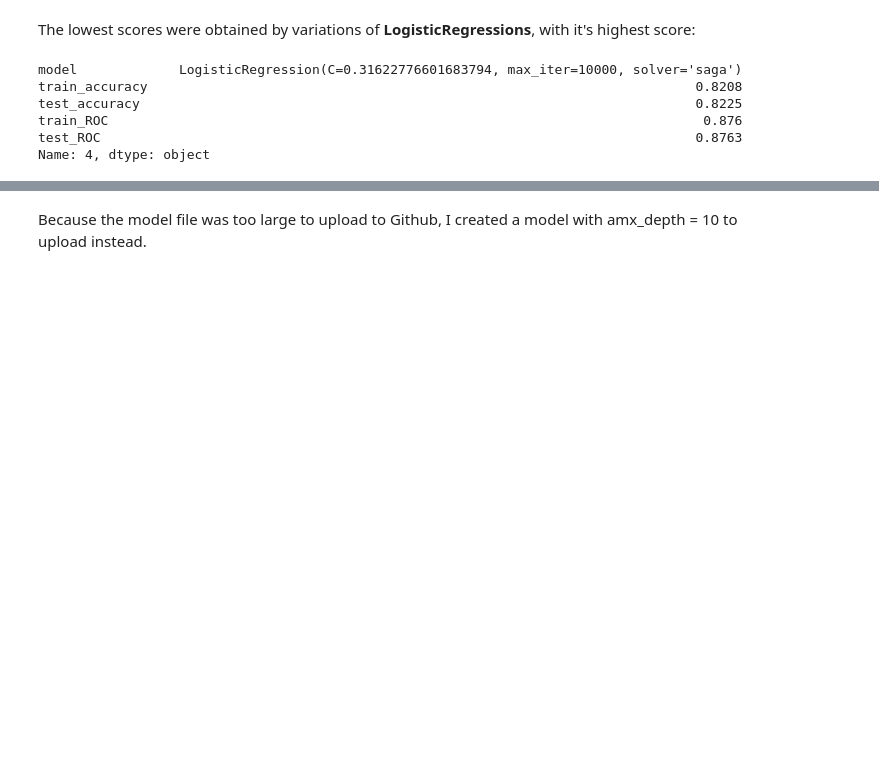
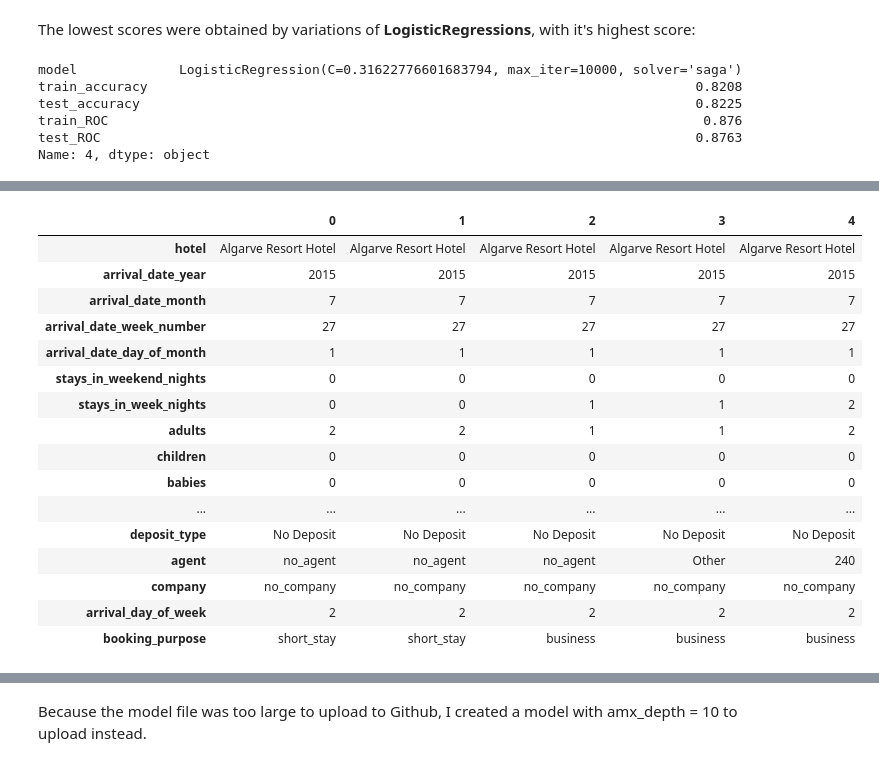
Before and after one commit to Razvanepe/Predicting_Hotel_Booking_Cancellations, a Jupyter notebook: notebooks/Modeling.ipynb, the cells around one changed output, grey strips where cells are left out. Cells and saved outputs as stored; diff of their text form; code cells hidden in the pictures; blank space fills up the shorter version.

```diff
--- a/notebooks/Modeling.ipynb
+++ b/notebooks/Modeling.ipynb
@@ -1225,0 +1248,32 @@ RandomForestClassifier(n_estimators=200)
+# %%
+initial_percentage_cols = ['hotel', 'arrival_date_year',
+       'arrival_date_month', 'arrival_date_week_number',
+       'arrival_date_day_of_month', 'stays_in_weekend_nights',
+       'stays_in_week_nights', 'adults', 'children', 'babies', 'meal',
+       'market_segment', 'distribution_channel', 'is_repeated_guest',
+       'previous_cancellations', 'previous_bookings_not_canceled',
+       'reserved_room_type','deposit_type', 'agent',
+       'company','arrival_day_of_week', 'booking_purpose']
+# %%
+y = hotels['is_canceled']
+
+hotels_initial_perc = hotels.loc[:,initial_percentage_cols]
+hotels_initial_perc.head().T
+# %% [output]
+|  | 0 | 1 | 2 | 3 | 4 |
+| hotel | Algarve Resort Hotel | Algarve Resort Hotel | Algarve Resort Hotel | Algarve Resort Hotel | Algarve Resort Hotel |
+| arrival_date_year | 2015 | 2015 | 2015 | 2015 | 2015 |
+| arrival_date_month | 7 | 7 | 7 | 7 | 7 |
+| arrival_date_week_number | 27 | 27 | 27 | 27 | 27 |
+| arrival_date_day_of_month | 1 | 1 | 1 | 1 | 1 |
+| stays_in_weekend_nights | 0 | 0 | 0 | 0 | 0 |
+| stays_in_week_nights | 0 | 0 | 1 | 1 | 2 |
+| adults | 2 | 2 | 1 | 1 | 2 |
+| children | 0 | 0 | 0 | 0 | 0 |
+| babies | 0 | 0 | 0 | 0 | 0 |
+| ... | ... | ... | ... | ... | ... |
+| deposit_type | No Deposit | No Deposit | No Deposit | No Deposit | No Deposit |
+| agent | no_agent | no_agent | no_agent | Other | 240 |
+| company | no_company | no_company | no_company | no_company | no_company |
+| arrival_day_of_week | 2 | 2 | 2 | 2 | 2 |
+| booking_purpose | short_stay | short_stay | business | business | business |
```
Also changed, not shown: parts of 40 cells of this notebook, 16 other files.
